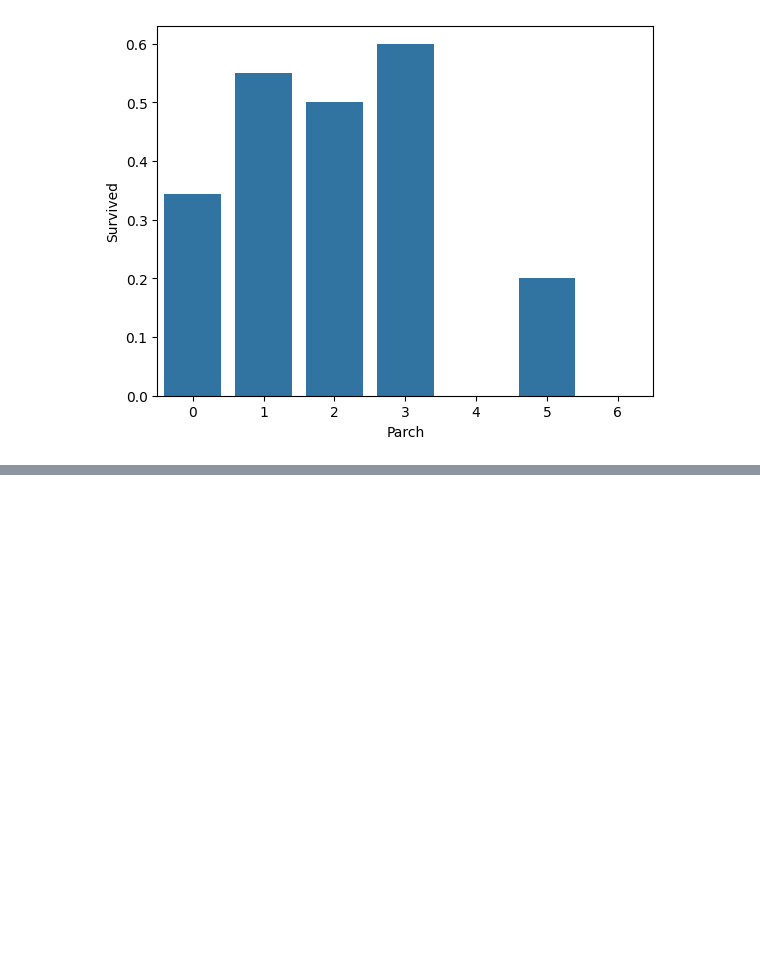
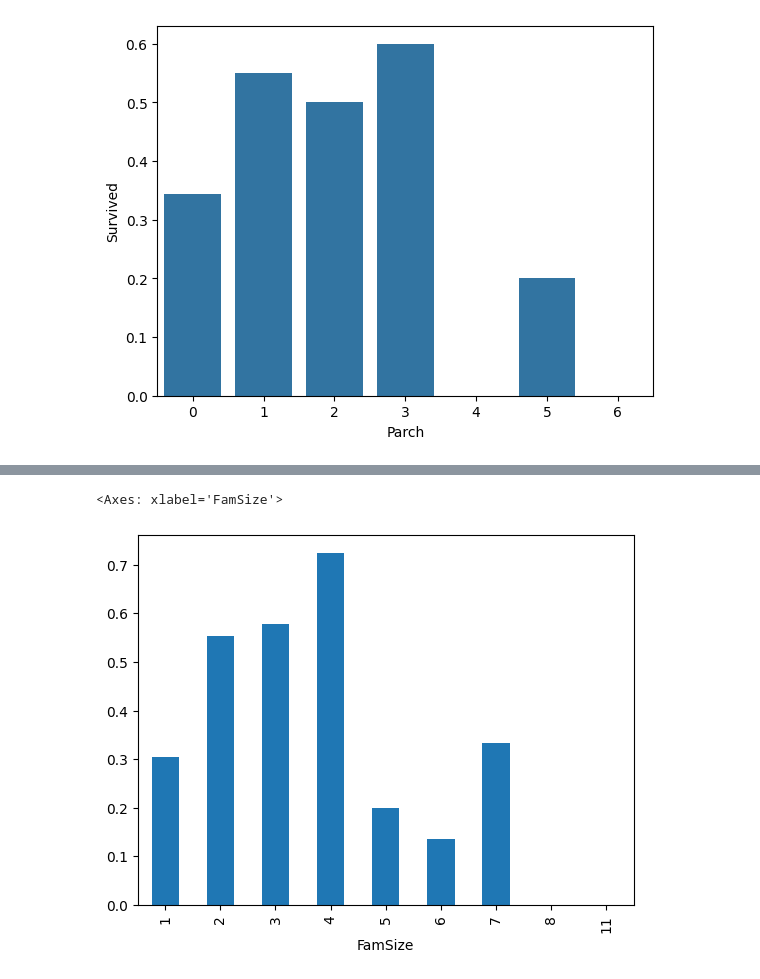
Before and after one commit to Marcin-Rozmus/titanic_ml, a Jupyter notebook: notebook.ipynb, the cells around one changed output, grey strips where cells are left out. Drawn from its saved outputs; the diff is of its cells as text; code cells hidden in the pictures; blank space fills up the shorter version.

```diff
--- a/notebook.ipynb
+++ b/notebook.ipynb
@@ -249,0 +313,8 @@ sns.barplot(x=df_train['Parch'], y=df_train['Survived'], errorbar=None)
+# %%
+df_train['FamSize'] = 1 + df_train['SibSp'] + df_train['Parch']
+df_test['FamSize'] = 1 + df_test['SibSp'] + df_test['Parch']
+# %%
+df_train.groupby('FamSize').Survived.mean().plot(kind='bar')
+# %% [output]
+<Axes: xlabel='FamSize'>
+[figure, added]
```
Also changed, not shown: parts of 9 cells of this notebook.
